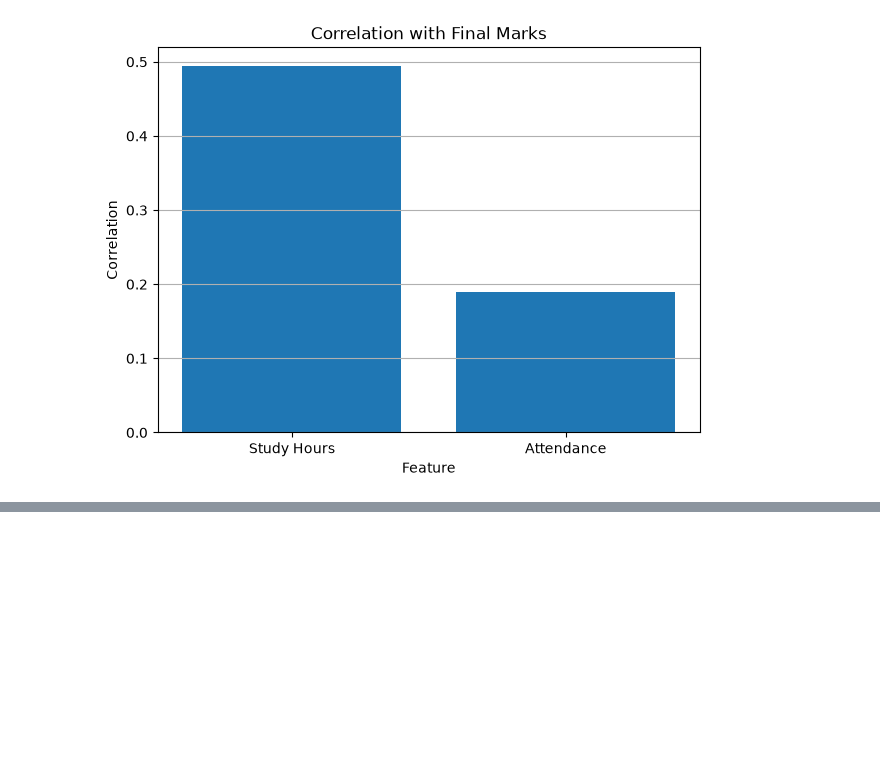
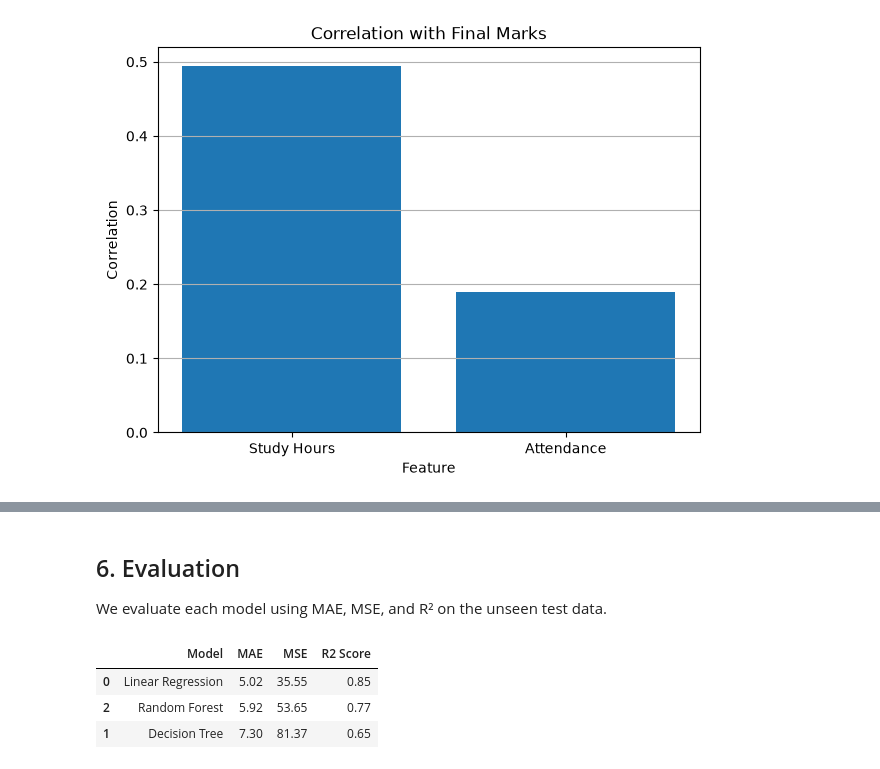
Before and after one commit to Ardatatl33/sqrock_task2, a Jupyter notebook: student_performance_predictor.ipynb, the cells around one changed output, grey strips where cells are left out. Drawn from its saved outputs; the diff is of its cells as text; code cells hidden in the pictures; blank space fills up the shorter version.

```diff
--- a/student_performance_predictor.ipynb
+++ b/student_performance_predictor.ipynb
@@ -184,0 +237,36 @@ Name: Final Marks, dtype: float64
+# %% [markdown]
+## 6. Evaluation
+
+We evaluate each model using MAE, MSE, and R² on the unseen test data.
+# %%
+from sklearn.metrics import mean_absolute_error, mean_squared_error, r2_score
+
+metrics = pd.DataFrame({
+    "Model": [
+        "Linear Regression",
+        "Decision Tree",
+        "Random Forest"
+    ],
+    "MAE": [
+        mean_absolute_error(y_test, linear_predictions),
+        mean_absolute_error(y_test, tree_predictions),
+        mean_absolute_error(y_test, forest_predictions)
+    ],
+    "MSE": [
+        mean_squared_error(y_test, linear_predictions),
+        mean_squared_error(y_test, tree_predictions),
+        mean_squared_error(y_test, forest_predictions)
+    ],
+    "R2 Score": [
+        r2_score(y_test, linear_predictions),
+        r2_score(y_test, tree_predictions),
+        r2_score(y_test, forest_predictions)
+    ]
+})
+
+metrics.round(2).sort_values(by="MAE")
+# %% [output]
+|  | Model | MAE | MSE | R2 Score |
+| 0 | Linear Regression | 5.02 | 35.55 | 0.85 |
+| 2 | Random Forest | 5.92 | 53.65 | 0.77 |
+| 1 | Decision Tree | 7.30 | 81.37 | 0.65 |
```
Also changed, not shown: parts of 4 cells of this notebook.
